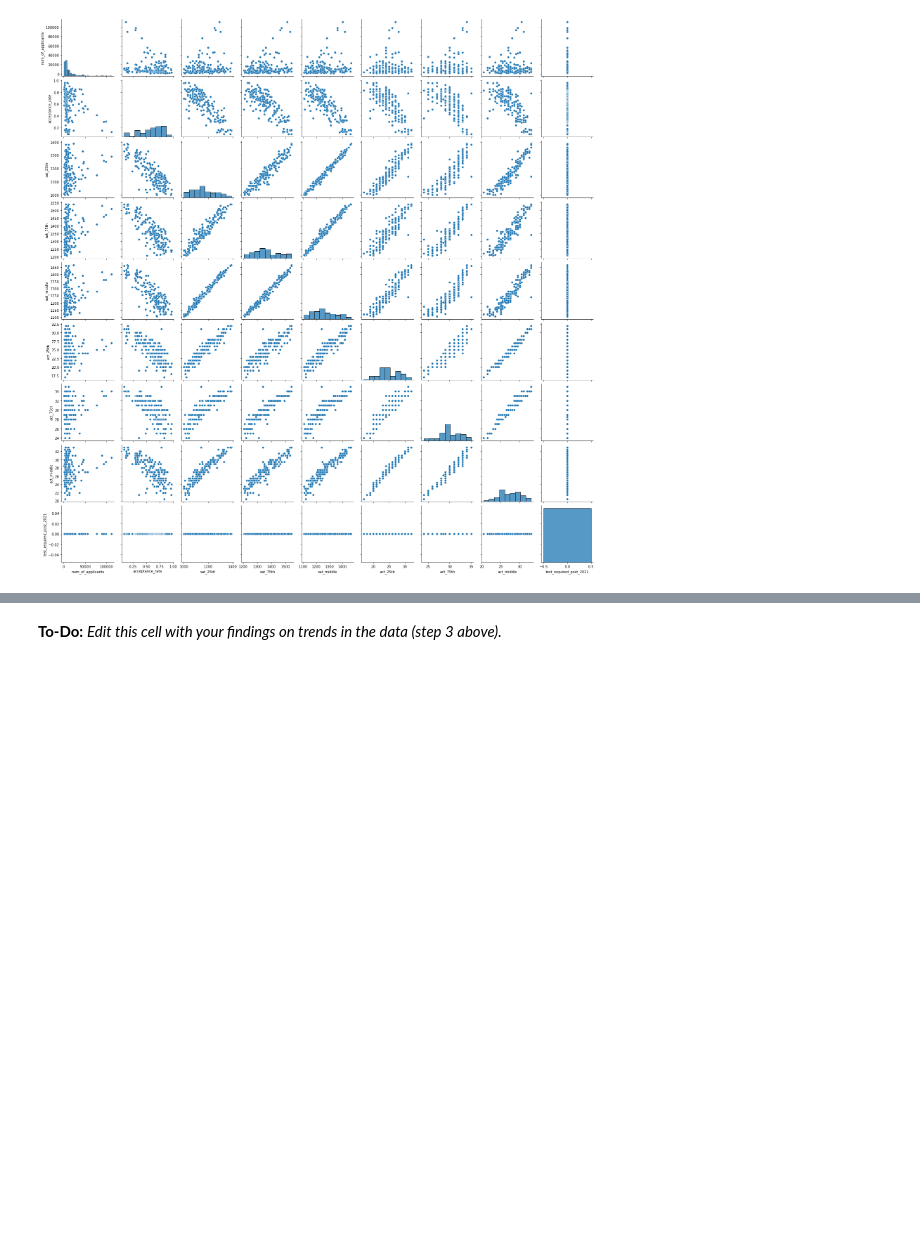
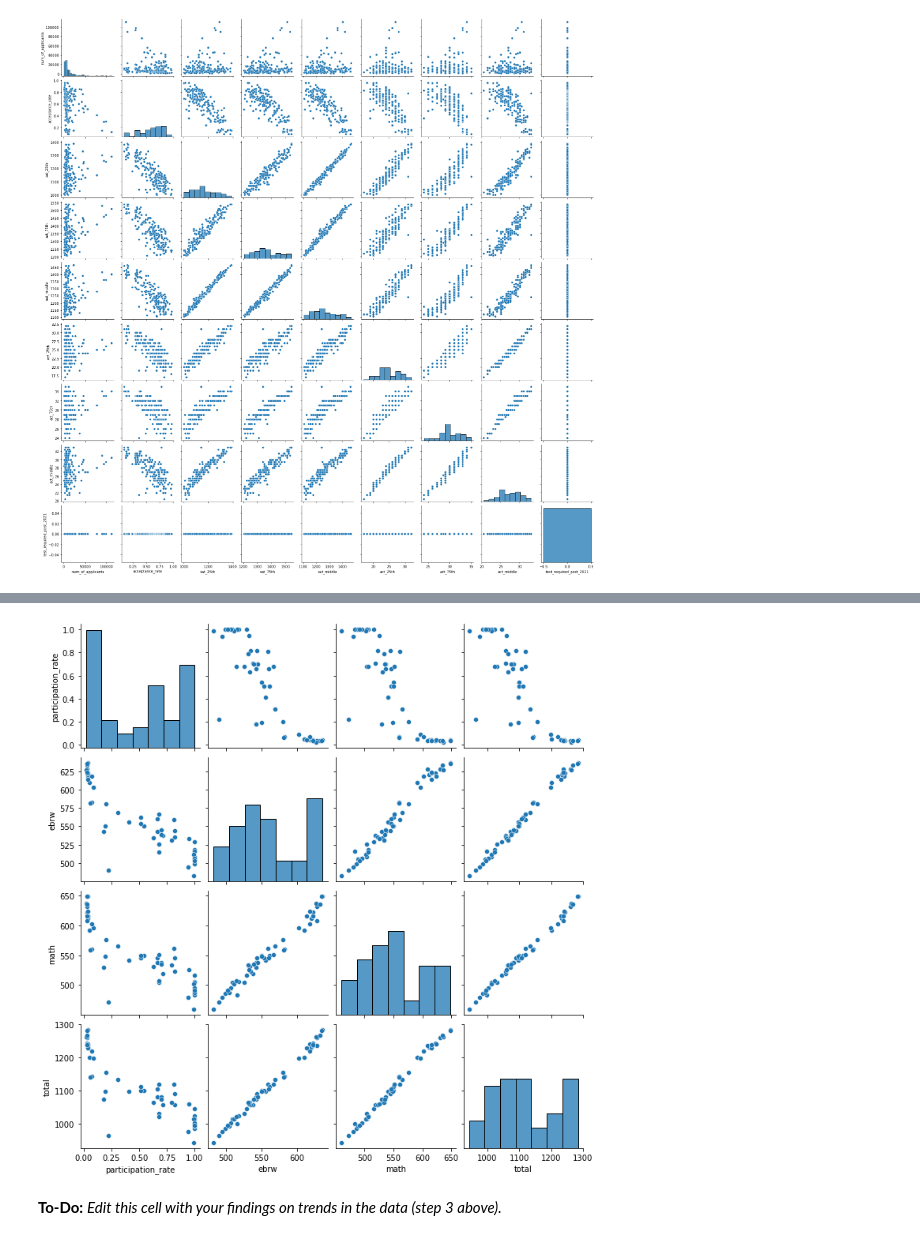
Before and after one commit to matthew-edelmann/Standardized-Test-Analysis, a Jupyter notebook: code/starter-code.ipynb, the cells around one changed output, grey strips where cells are left out. Saved outputs shown, nothing was run; the diff lists cells and outputs as text; code cells hidden in the pictures; blank space fills up the shorter version.

```diff
--- a/code/starter-code.ipynb
+++ b/code/starter-code.ipynb
@@ -909,0 +1085,4 @@ sns.pairplot(sat_notest);
+# %%
+sns.pairplot(states);
+# %% [output]
+[figure, added]
```
Also changed, not shown: parts of 79 cells of this notebook.
